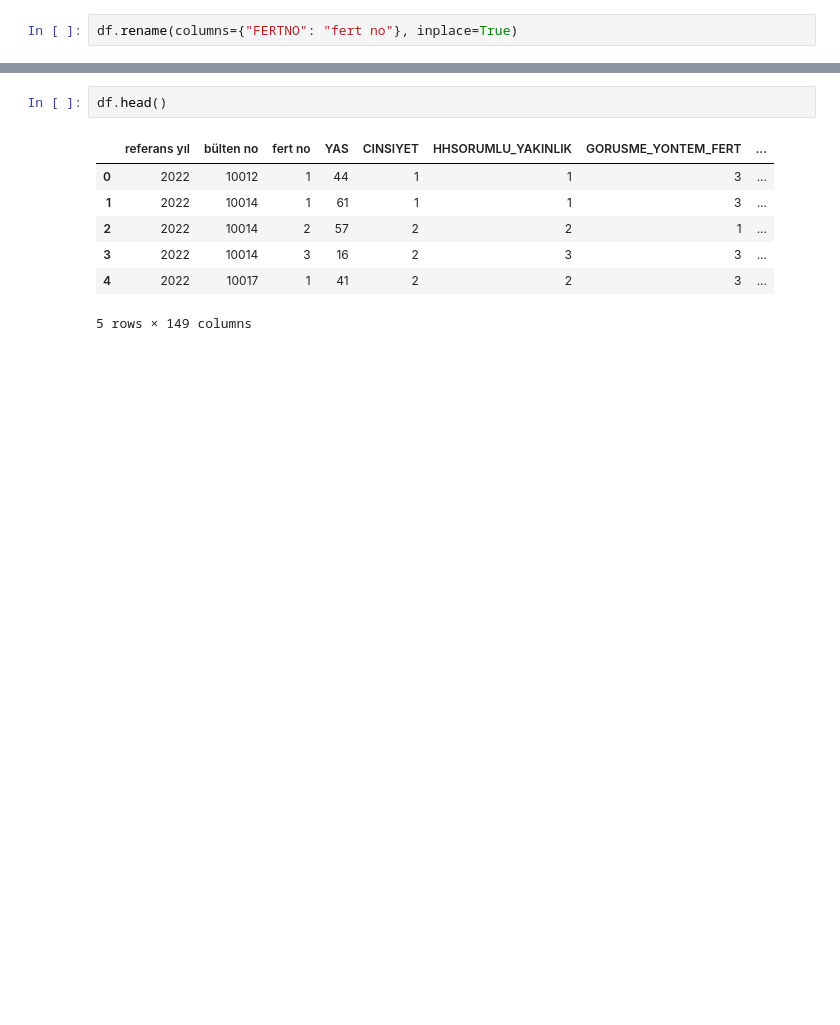
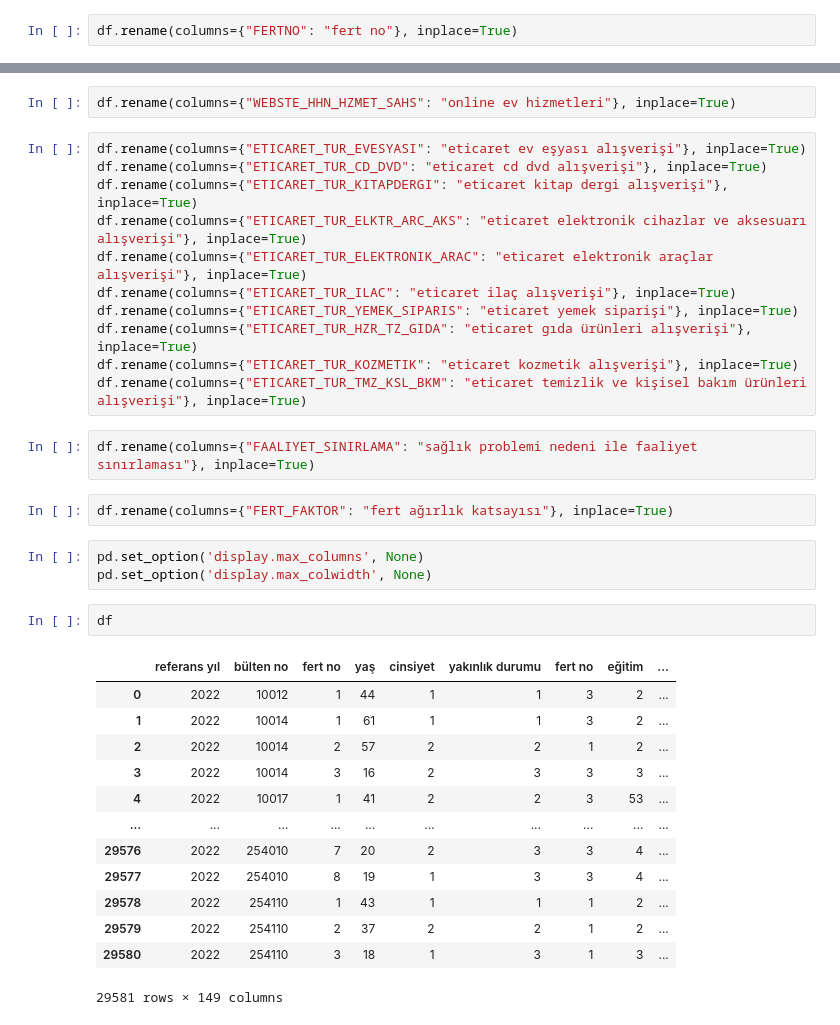
Before and after one commit to dilarasenay/hanehalki-bilisim-teknolojileri-tuik, a Jupyter notebook: 2022yili.ipynb, the cells around one changed output, grey strips where cells are left out. Cells and saved outputs as stored; diff of their text form; blank space fills up the shorter version.

```diff
--- a/2022yili.ipynb
+++ b/2022yili.ipynb
@@ -73,10 +274,36 @@ df.rename(columns={"FERTNO": "fert no"}, inplace=True)
+# %%
+df.rename(columns={"WEBSTE_HHN_HZMET_SAHS": "online ev hizmetleri"}, inplace=True)
+# %%
+df.rename(columns={"ETICARET_TUR_EVESYASI": "eticaret ev eşyası alışverişi"}, inplace=True)
+df.rename(columns={"ETICARET_TUR_CD_DVD": "eticaret cd dvd alışverişi"}, inplace=True)
+df.rename(columns={"ETICARET_TUR_KITAPDERGI": "eticaret kitap dergi alışverişi"}, inplace=True)
+df.rename(columns={"ETICARET_TUR_ELKTR_ARC_AKS": "eticaret elektronik cihazlar ve aksesuarı alışverişi"}, inplace=True)
+df.rename(columns={"ETICARET_TUR_ELEKTRONIK_ARAC": "eticaret elektronik araçlar alışverişi"}, inplace=True)
+df.rename(columns={"ETICARET_TUR_ILAC": "eticaret ilaç alışverişi"}, inplace=True)
+df.rename(columns={"ETICARET_TUR_YEMEK_SIPARIS": "eticaret yemek siparişi"}, inplace=True)
+df.rename(columns={"ETICARET_TUR_HZR_TZ_GIDA": "eticaret gıda ürünleri alışverişi"}, inplace=True)
+df.rename(columns={"ETICARET_TUR_KOZMETIK": "eticaret kozmetik alışverişi"}, inplace=True)
+df.rename(columns={"ETICARET_TUR_TMZ_KSL_BKM": "eticaret temizlik ve kişisel bakım ürünleri alışverişi"}, inplace=True)
+# %%
+df.rename(columns={"FAALIYET_SINIRLAMA": "sağlık problemi nedeni ile faaliyet sınırlaması"}, inplace=True)
+# %%
+df.rename(columns={"FERT_FAKTOR": "fert ağırlık katsayısı"}, inplace=True)
+# %%
+pd.set_option('display.max_columns', None)
+pd.set_option('display.max_colwidth', None)
 # %%
-df.head()
+df
 # %% [output]
-|  | referans yıl | bülten no | fert no | YAS | CINSIYET | HHSORUMLU_YAKINLIK | GORUSME_YONTEM_FERT | ... |
-| 0 | 2022 | 10012 | 1 | 44 | 1 | 1 | 3 | ... |
-| 1 | 2022 | 10014 | 1 | 61 | 1 | 1 | 3 | ... |
-| 2 | 2022 | 10014 | 2 | 57 | 2 | 2 | 1 | ... |
-| 3 | 2022 | 10014 | 3 | 16 | 2 | 3 | 3 | ... |
-| 4 | 2022 | 10017 | 1 | 41 | 2 | 2 | 3 | ... |
+|  | referans yıl | bülten no | fert no | yaş | cinsiyet | yakınlık durumu | fert no | eğitim | ... |
+| 0 | 2022 | 10012 | 1 | 44 | 1 | 1 | 3 | 2 | ... |
+| 1 | 2022 | 10014 | 1 | 61 | 1 | 1 | 3 | 2 | ... |
+| 2 | 2022 | 10014 | 2 | 57 | 2 | 2 | 1 | 2 | ... |
+| 3 | 2022 | 10014 | 3 | 16 | 2 | 3 | 3 | 3 | ... |
+| 4 | 2022 | 10017 | 1 | 41 | 2 | 2 | 3 | 53 | ... |
+| ... | ... | ... | ... | ... | ... | ... | ... | ... | ... |
+| 29576 | 2022 | 254010 | 7 | 20 | 2 | 3 | 3 | 4 | ... |
+| 29577 | 2022 | 254010 | 8 | 19 | 1 | 3 | 3 | 4 | ... |
+| 29578 | 2022 | 254110 | 1 | 43 | 1 | 1 | 1 | 2 | ... |
+| 29579 | 2022 | 254110 | 2 | 37 | 2 | 2 | 1 | 2 | ... |
+| 29580 | 2022 | 254110 | 3 | 18 | 1 | 3 | 1 | 3 | ... |
-5 rows × 149 columns
+29581 rows × 149 columns
```
Also changed, not shown: parts of 24 cells of this notebook.
